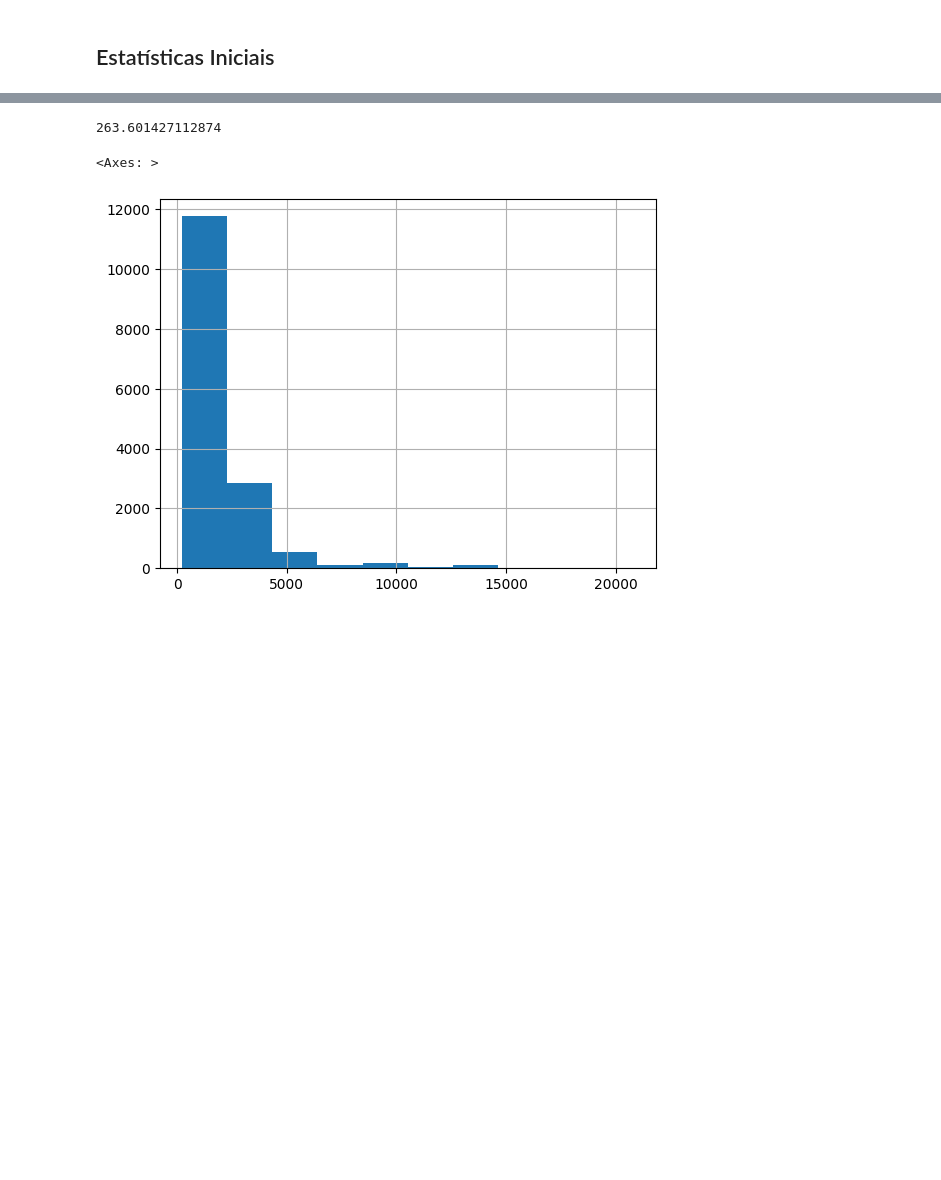
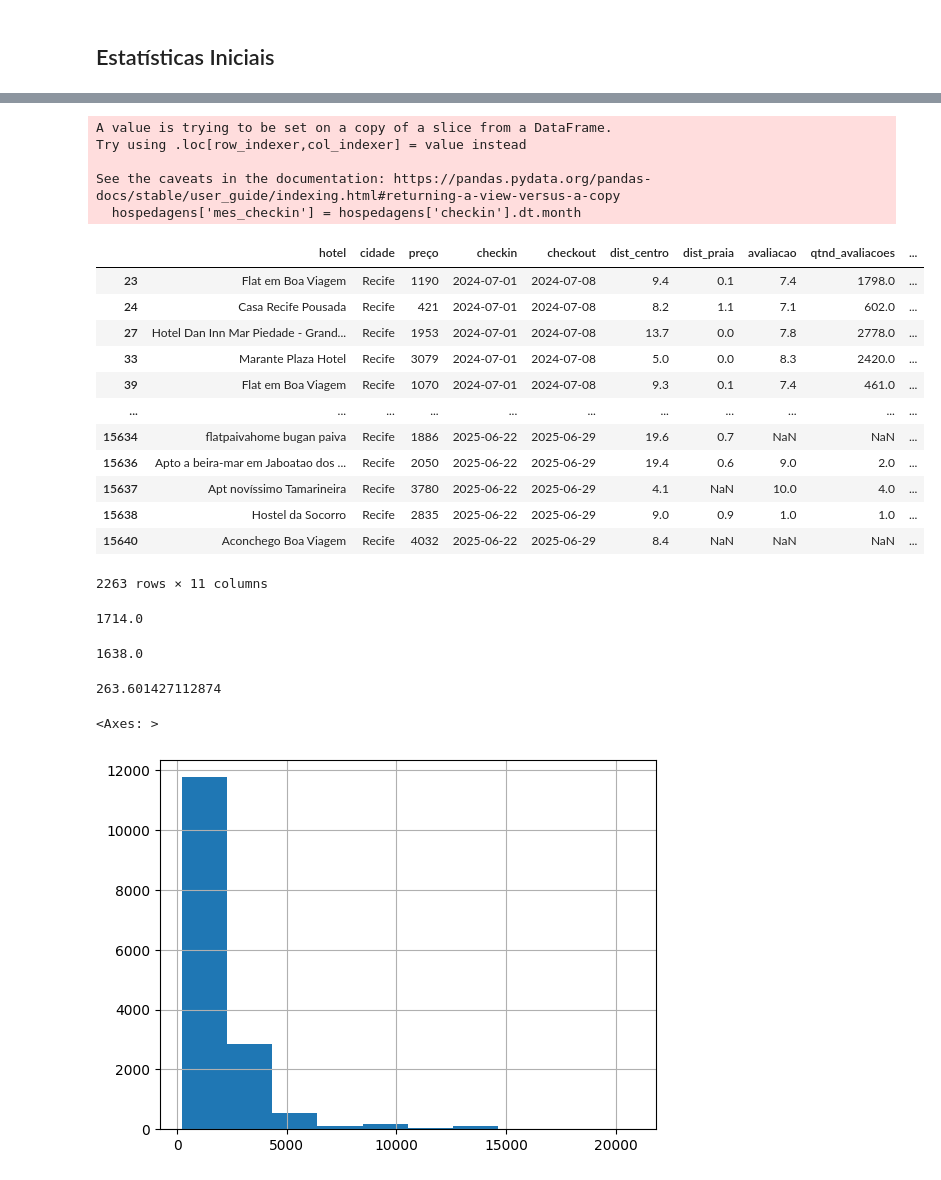
Before and after one commit to clarabarretto/data-science, a Jupyter notebook: pre-processing/pre-processing-recife.ipynb, the cells around one changed output, grey strips where cells are left out. Drawn from its saved outputs; the diff is of its cells as text; code cells hidden in the pictures; blank space fills up the shorter version.

```diff
--- a/pre-processing/pre-processing-recife.ipynb
+++ b/pre-processing/pre-processing-recife.ipynb
@@ -92,3 +88,48 @@ Freq: M, Name: preço, dtype: int64
+# %%
+# criando uma coluna para armazenar o mês do checkin
+# é interessante pois vamos analisar a sazonalidade dos dados
+hospedagens['mes_checkin'] = hospedagens['checkin'].dt.month
+# %% [output]
+A value is trying to be set on a copy of a slice from a DataFrame.
+Try using .loc[row_indexer,col_indexer] = value instead
+
+See the caveats in the documentation: https://pandas.pydata.org/pandas-docs/stable/user_guide/indexing.html#returning-a-view-versus-a-copy
+  hospedagens['mes_checkin'] = hospedagens['checkin'].dt.month
+# %%
+# Contar a quantidade de semanas distintas para cada hotel
+hotel_week_count = hospedagens.groupby('hotel')['checkin'].nunique()
+
+# Identificar o número máximo de semanas no período (52 semanas em um ano)
+max_weeks = hospedagens['checkin'].nunique()
+
+# Identificar os hotéis que aparecem em todas as semanas
+hotels_all_weeks = hotel_week_count[hotel_week_count == max_weeks].index
+
+# Filtrar o DataFrame para manter apenas os hotéis que aparecem em todas as semanas
+hospedagens_filtered = hospedagens[hospedagens['hotel'].isin(hotels_all_weeks)]
+hospedagens_filtered
+# %% [output]
+|  | hotel | cidade | preço | checkin | checkout | dist_centro | dist_praia | avaliacao | qtnd_avaliacoes | ... |
+| 23 | Flat em Boa Viagem | Recife | 1190 | 2024-07-01 | 2024-07-08 | 9.4 | 0.1 | 7.4 | 1798.0 | ... |
+| 24 | Casa Recife Pousada | Recife | 421 | 2024-07-01 | 2024-07-08 | 8.2 | 1.1 | 7.1 | 602.0 | ... |
+| 27 | Hotel Dan Inn Mar Piedade - Grand... | Recife | 1953 | 2024-07-01 | 2024-07-08 | 13.7 | 0.0 | 7.8 | 2778.0 | ... |
+| 33 | Marante Plaza Hotel | Recife | 3079 | 2024-07-01 | 2024-07-08 | 5.0 | 0.0 | 8.3 | 2420.0 | ... |
+| 39 | Flat em Boa Viagem | Recife | 1070 | 2024-07-01 | 2024-07-08 | 9.3 | 0.1 | 7.4 | 461.0 | ... |
+| ... | ... | ... | ... | ... | ... | ... | ... | ... | ... | ... |
+| 15634 | flatpaivahome bugan paiva | Recife | 1886 | 2025-06-22 | 2025-06-29 | 19.6 | 0.7 | NaN | NaN | ... |
+| 15636 | Apto a beira-mar em Jaboatao dos ... | Recife | 2050 | 2025-06-22 | 2025-06-29 | 19.4 | 0.6 | 9.0 | 2.0 | ... |
+| 15637 | Apt novíssimo Tamarineira | Recife | 3780 | 2025-06-22 | 2025-06-29 | 4.1 | NaN | 10.0 | 4.0 | ... |
+| 15638 | Hostel da Socorro | Recife | 2835 | 2025-06-22 | 2025-06-29 | 9.0 | 0.9 | 1.0 | 1.0 | ... |
+| 15640 | Aconchego Boa Viagem | Recife | 4032 | 2025-06-22 | 2025-06-29 | 8.4 | NaN | NaN | NaN | ... |
+2263 rows × 11 columns
+# %%
+hospedagens_filtered['preço'].median()
+# %% [output]
+1714.0
+# %%
+hospedagens['preço'].median()
+# %% [output]
+1638.0
 # %%
 # calculando o desvio padrão dos preços médios dos meses
 preco_medio_mensal['price_change'] = preco_medio_mensal.std()
```
Also changed, not shown: parts of 31 cells of this notebook, 3 other files.
